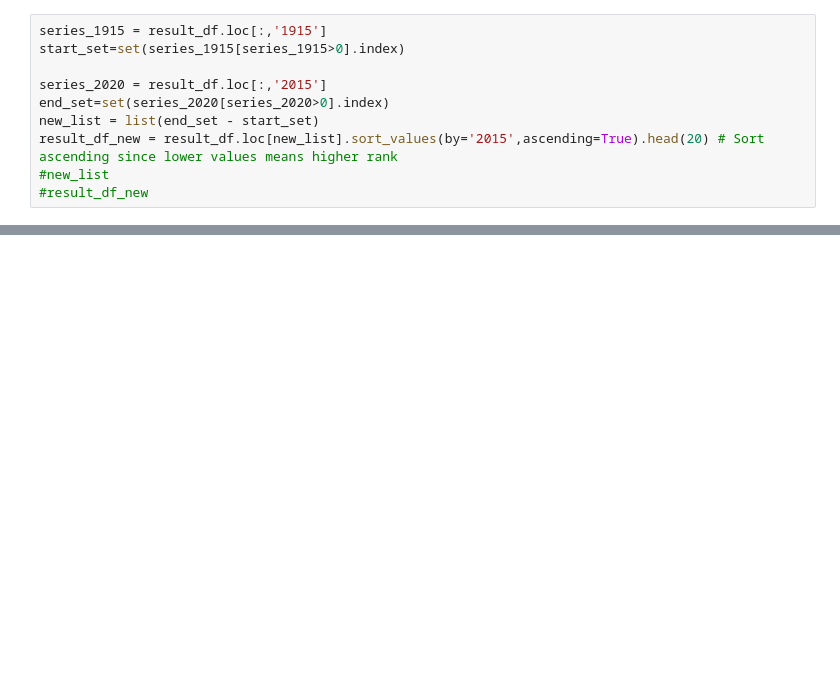
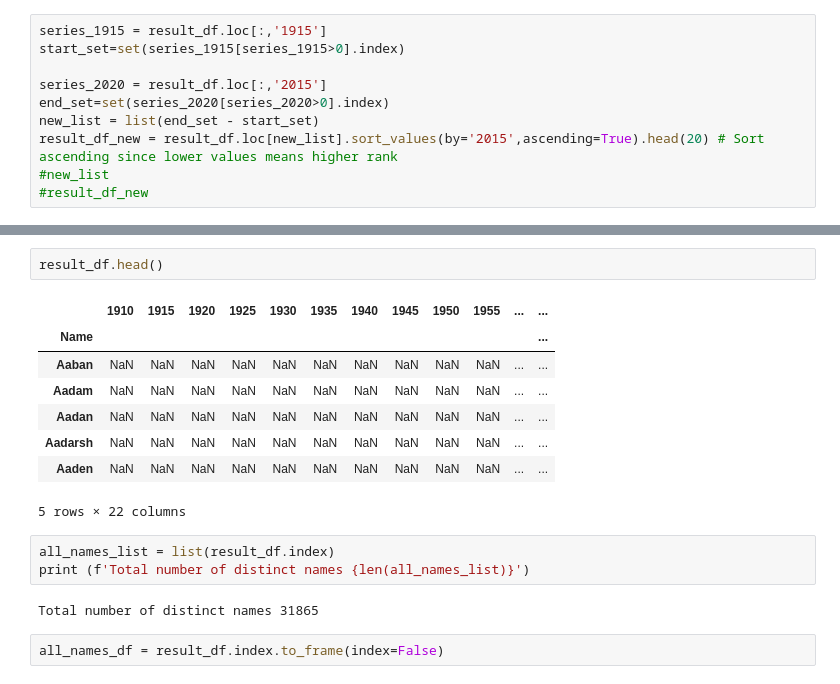
Before and after one commit to MrLRTripp/NameSurfer, a Jupyter notebook: namesurfer.ipynb, the cells around one changed output, grey strips where cells are left out. Cells and saved outputs as stored; diff of their text form; blank space fills up the shorter version.

```diff
--- a/namesurfer.ipynb
+++ b/namesurfer.ipynb
@@ -756,0 +773,18 @@ result_df_new = result_df.loc[new_list].sort_values(by='2015',ascending=True).he
+# %%
+result_df.head()
+# %% [output]
+|  | 1910 | 1915 | 1920 | 1925 | 1930 | 1935 | 1940 | 1945 | 1950 | 1955 | ... | ... |
+| Name |  |  |  |  |  |  |  |  |  |  |  | ... |
+| Aaban | NaN | NaN | NaN | NaN | NaN | NaN | NaN | NaN | NaN | NaN | ... | ... |
+| Aadam | NaN | NaN | NaN | NaN | NaN | NaN | NaN | NaN | NaN | NaN | ... | ... |
+| Aadan | NaN | NaN | NaN | NaN | NaN | NaN | NaN | NaN | NaN | NaN | ... | ... |
+| Aadarsh | NaN | NaN | NaN | NaN | NaN | NaN | NaN | NaN | NaN | NaN | ... | ... |
+| Aaden | NaN | NaN | NaN | NaN | NaN | NaN | NaN | NaN | NaN | NaN | ... | ... |
+5 rows × 22 columns
+# %%
+all_names_list = list(result_df.index)
+print (f'Total number of distinct names {len(all_names_list)}')
+# %% [output]
+Total number of distinct names 31865
+# %%
+all_names_df = result_df.index.to_frame(index=False)
```
Also changed, not shown: parts of 5 cells of this notebook, 6 other files.
